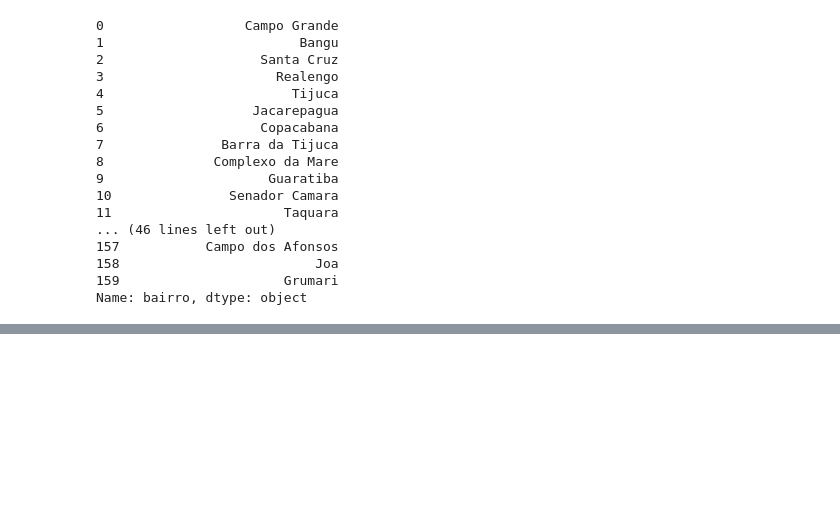
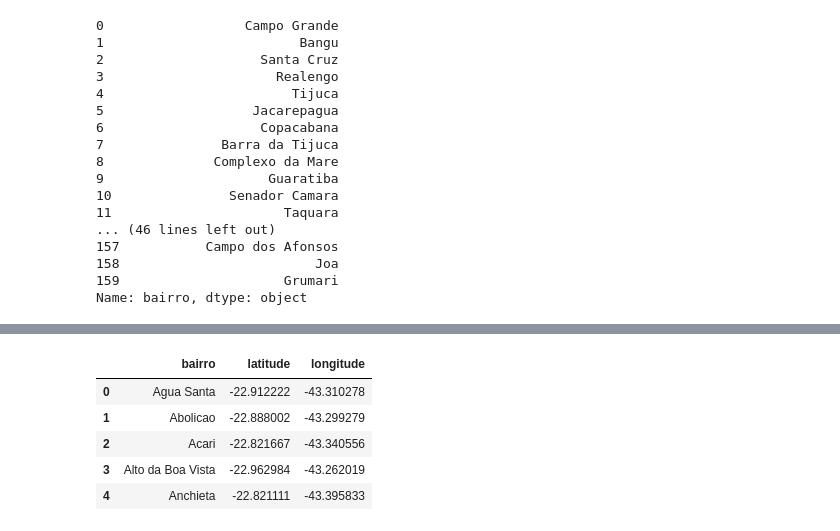
Before and after one commit to eduardocesar93/zika-dash, a Jupyter notebook: notebooks/limpeza-datasets.ipynb, the cells around one changed output, grey strips where cells are left out. Saved outputs shown, nothing was run; the diff lists cells and outputs as text; code cells hidden in the pictures; blank space fills up the shorter version.

```diff
--- a/notebooks/limpeza-datasets.ipynb
+++ b/notebooks/limpeza-datasets.ipynb
@@ -105,0 +108,9 @@ dados_climaticos.to_csv('dados-climaticos-limpo.csv')
+# %%
+bairros.head()
+# %% [output]
+|  | bairro | latitude | longitude |
+| 0 | Agua Santa | -22.912222 | -43.310278 |
+| 1 | Abolicao | -22.888002 | -43.299279 |
+| 2 | Acari | -22.821667 | -43.340556 |
+| 3 | Alto da Boa Vista | -22.962984 | -43.262019 |
+| 4 | Anchieta | -22.821111 | -43.395833 |
```
Also changed, not shown: parts of 10 cells of this notebook, 2 other files.
